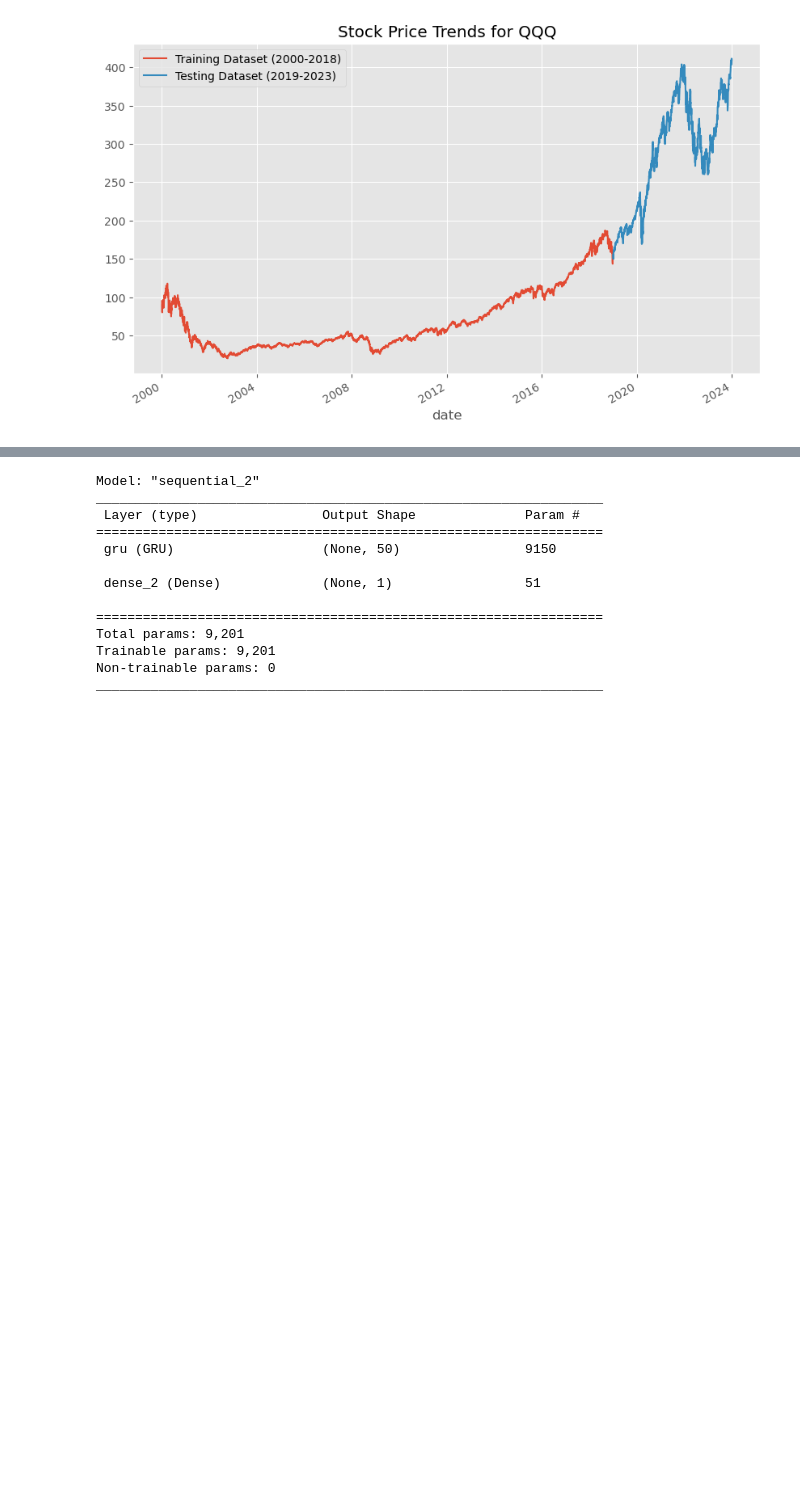
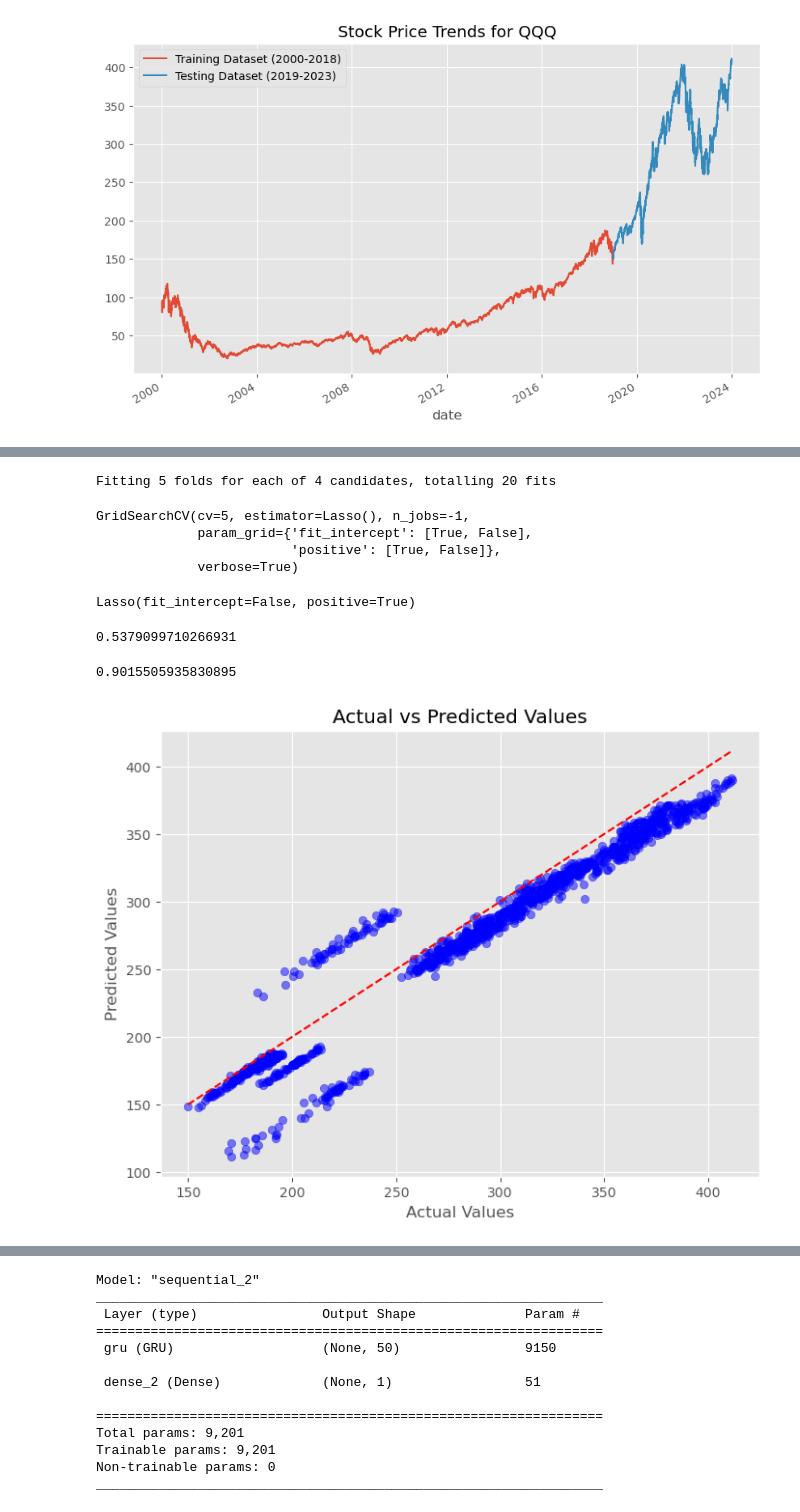
Before and after one commit to elijahlopez94/stock_market_prediction_with_rnn, a Jupyter notebook: machine_learning.ipynb, the cells around one changed output, grey strips where cells are left out. Drawn from its saved outputs; the diff is of its cells as text; code cells hidden in the pictures; blank space fills up the shorter version.

Commit message:
Annotated ML notebook, added images, saved final model

```diff
--- a/machine_learning.ipynb
+++ b/machine_learning.ipynb
@@ -369,0 +218,47 @@ ___
+# %%
+lasso_grid_search = GridSearchCV(estimator=lasso, param_grid=lasso_param_grid, cv=5, n_jobs=-1, verbose=True)
+# %%
+lasso_grid_search.fit(X_train_scaled, y_train)
+# %% [output]
+Fitting 5 folds for each of 4 candidates, totalling 20 fits
+GridSearchCV(cv=5, estimator=Lasso(), n_jobs=-1,
+             param_grid={'fit_intercept': [True, False],
+                         'positive': [True, False]},
+             verbose=True)
+# %%
+best_lasso = lasso_grid_search.best_estimator_
+best_lasso
+# %% [output]
+Lasso(fit_intercept=False, positive=True)
+# %%
+best_lasso_score = lasso_grid_search.best_score_
+best_lasso_score
+# %% [output]
+0.5379099710266931
+# %%
+best_lasso_pred = best_lasso.predict(X_test_scaled)
+
+best_lasso_r2 = r2_score(y_test, best_lasso_pred)
+best_lasso_r2
+# %% [output]
+0.9015505935830895
+# %%
+plt.figure(figsize=(8, 6))
+
+# Scatter plot for actual vs predicted values
+x = y_test
+y = best_lasso_pred
+plt.scatter(x, y, color='blue', alpha=0.5)
+
+# Add title and labels
+plt.title('Actual vs Predicted Values')
+plt.xlabel('Actual Values')
+plt.ylabel('Predicted Values')
+
+
+# Line showing perfect predictions
+plt.plot([x.min(), x.max()], [x.min(), x.max()], color='red', linestyle='--')
+
+plt.show()
+# %% [output]
+[figure, added]
```
Also changed, not shown: parts of 97 cells of this notebook, 13 other files.
